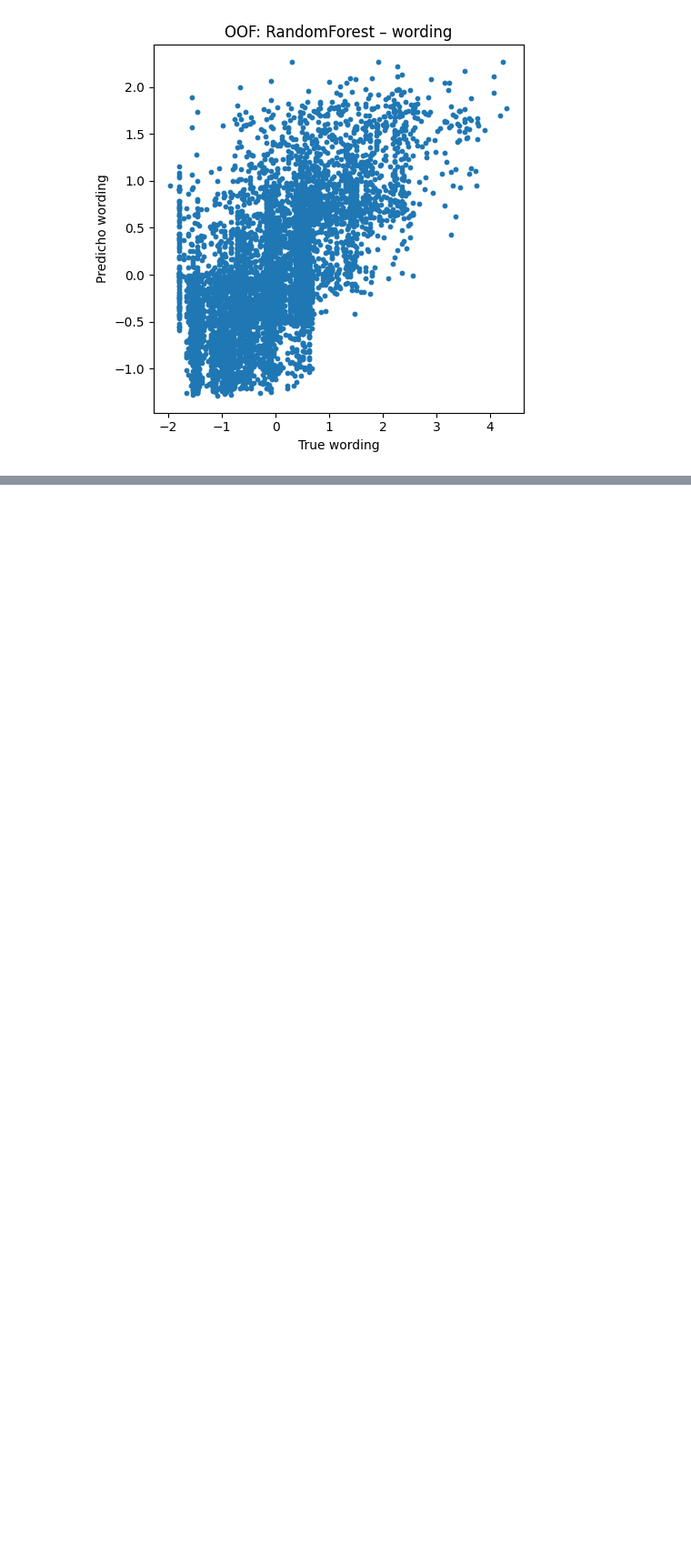
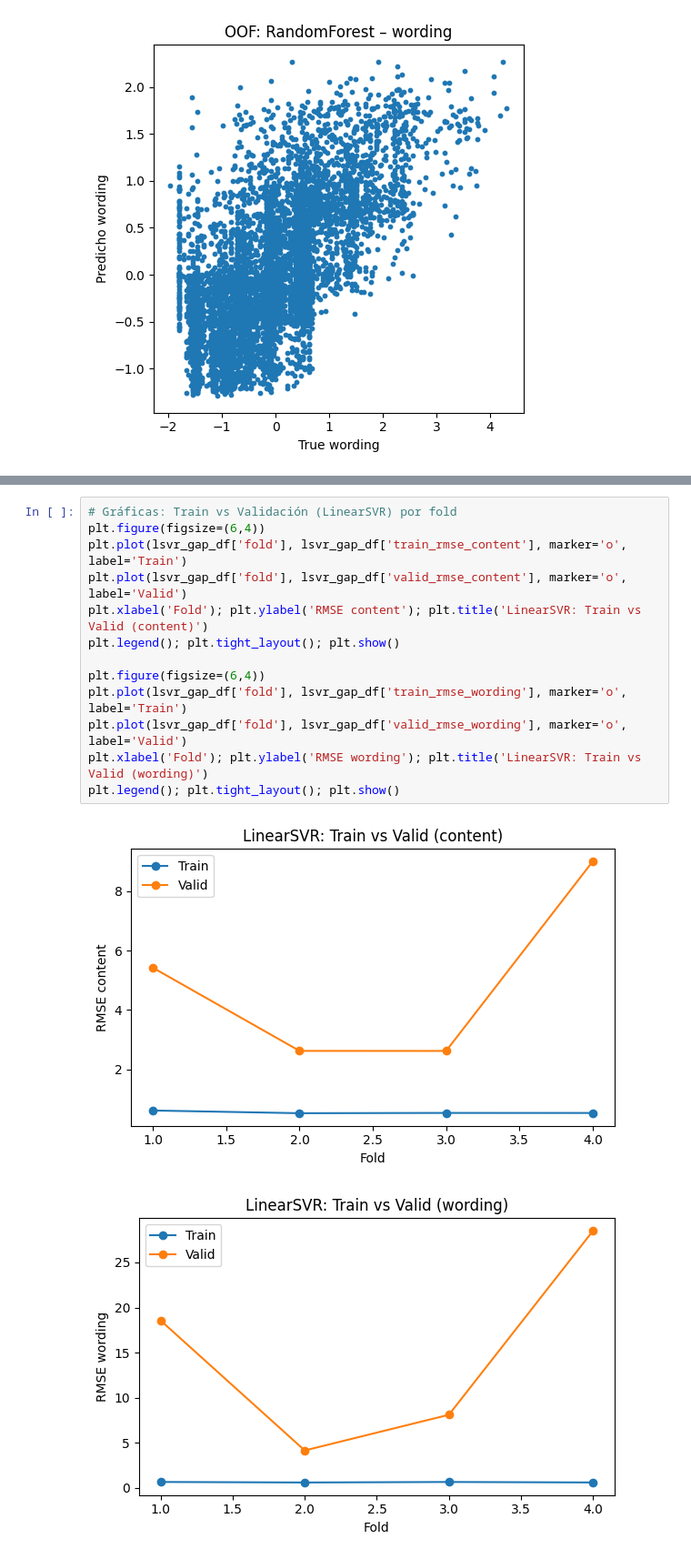
Before and after one commit to Saiyan-Javi/Proyecto2DS, a Jupyter notebook: Proyecto2DS.ipynb, the cells around one changed output, grey strips where cells are left out. Shown: that part at 91% size. Cells and saved outputs as stored; diff of their text form; blank space fills up the shorter version.

```diff
--- a/Proyecto2DS.ipynb
+++ b/Proyecto2DS.ipynb
@@ -277,0 +627,16 @@ plt.tight_layout(); plt.show()
+# %%
+# Gráficas: Train vs Validación (LinearSVR) por fold
+plt.figure(figsize=(6,4))
+plt.plot(lsvr_gap_df['fold'], lsvr_gap_df['train_rmse_content'], marker='o', label='Train')
+plt.plot(lsvr_gap_df['fold'], lsvr_gap_df['valid_rmse_content'], marker='o', label='Valid')
+plt.xlabel('Fold'); plt.ylabel('RMSE content'); plt.title('LinearSVR: Train vs Valid (content)')
+plt.legend(); plt.tight_layout(); plt.show()
+
+plt.figure(figsize=(6,4))
+plt.plot(lsvr_gap_df['fold'], lsvr_gap_df['train_rmse_wording'], marker='o', label='Train')
+plt.plot(lsvr_gap_df['fold'], lsvr_gap_df['valid_rmse_wording'], marker='o', label='Valid')
+plt.xlabel('Fold'); plt.ylabel('RMSE wording'); plt.title('LinearSVR: Train vs Valid (wording)')
+plt.legend(); plt.tight_layout(); plt.show()
+# %% [output]
+[figure, added]
+[figure, added]
```
Also changed, not shown: parts of 13 cells of this notebook.
